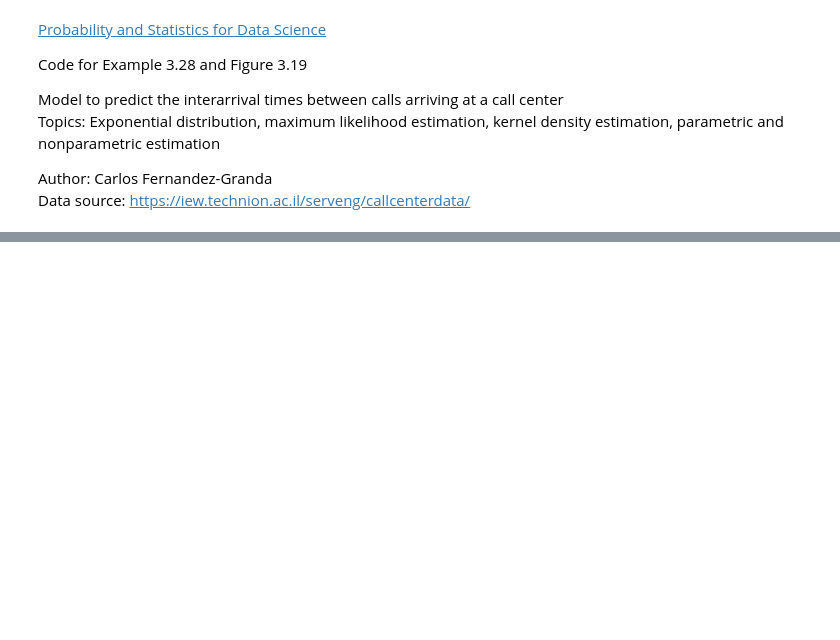
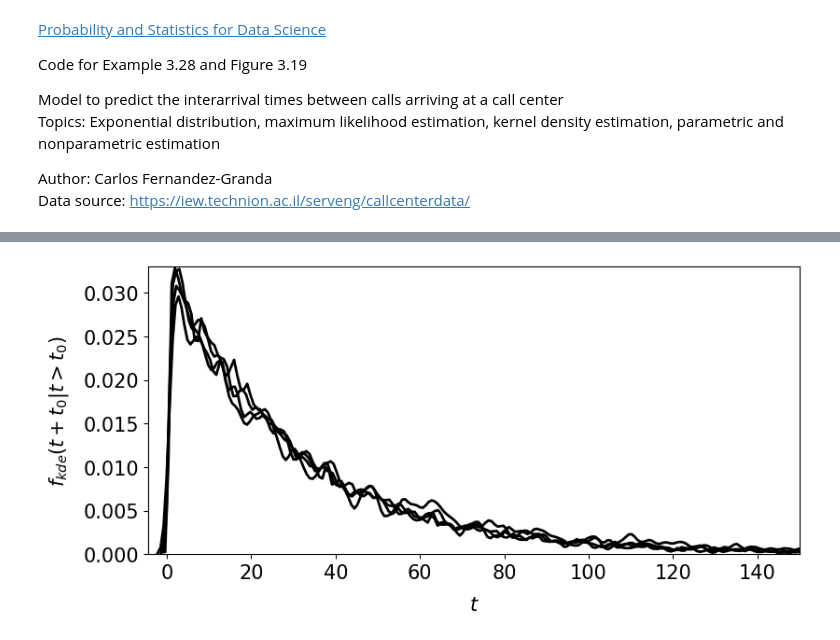
Before and after one commit to cfgranda/ps4ds, a Jupyter notebook: continuous_variables/call_center_interarrival_times.ipynb, the cells around one changed output, grey strips where cells are left out. Cells and saved outputs as stored; diff of their text form; code cells hidden in the pictures; blank space fills up the shorter version.

```diff
--- a/continuous_variables/call_center_interarrival_times.ipynb
+++ b/continuous_variables/call_center_interarrival_times.ipynb
@@ -391,0 +287,15 @@ Standard deviation of data: 33.606375677760354
+# %%
+# We superpose the distributions, shifting them all to the origin, to show that the observed interarrival times are
+# approximately memoryless
+plt.figure(figsize=(9,4))
+plt.xticks(fontsize=font_size_ticks)
+plt.yticks(fontsize=font_size_ticks)
+for ind,x in enumerate(times):
+    data_plot = conditioned_data[ind]-x
+    sns.kdeplot(data_plot,bw_adjust=bw,color="black",lw=2,gridsize=1000, legend = False)
+    plt.xlim([x_min-5,150])
+    plt.ylim([0,y_max])
+    plt.ylabel(r"$f_{kde}(t + t_0 | t > t_0)$",fontsize=font_size,labelpad=10)
+    plt.xlabel('$t$',fontsize=font_size,labelpad=10);
+# %% [output]
+[figure, added]
```
Also changed, not shown: parts of 7 cells of this notebook, 2 other files.
